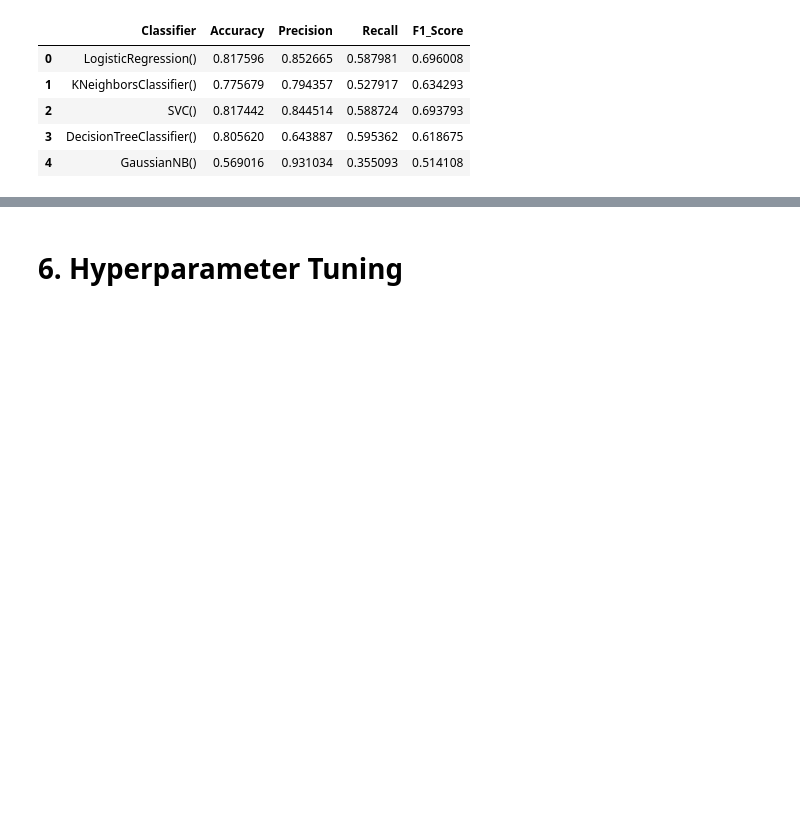
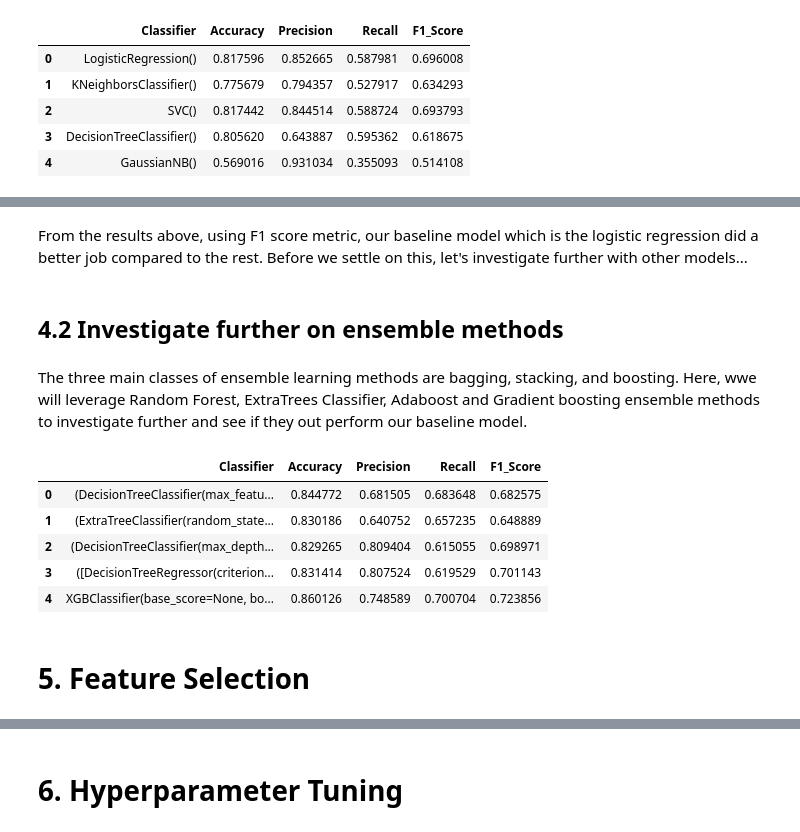
Before and after one commit to rkadey/Income-Prediction, a Jupyter notebook: ML Classification Notebook.ipynb, the cells around one changed output, grey strips where cells are left out. Cells and saved outputs as stored; diff of their text form; code cells hidden in the pictures; blank space fills up the shorter version.

```diff
--- a/ML Classification Notebook.ipynb
+++ b/ML Classification Notebook.ipynb
@@ -412,0 +359,46 @@ x = model_fi['importances_mean']
+# %% [markdown]
+From the results above, using F1 score metric, our baseline model which is the logistic regression did a better job compared to the rest. Before we settle on this, let's investigate further with other models...
+# %% [markdown]
+## 4.2 Investigate further on ensemble methods
+# %% [markdown]
+The three main classes of ensemble learning methods are bagging, stacking, and boosting. Here, wwe will leverage Random Forest, ExtraTrees Classifier, Adaboost and Gradient boosting ensemble methods to investigate further and see if they out perform our baseline model.
+# %%
+classifiers_ensemble = [
+     RandomForestClassifier(),
+     ExtraTreesClassifier(),
+     AdaBoostClassifier(),
+     GradientBoostingClassifier(),
+     xgb.XGBClassifier()
+]
+
+df_results1 = pd.DataFrame(columns=
+    ['Classifier', 'Accuracy','Precision', 'Recall', 'F1_Score'])
+
+
+for classifier in classifiers_ensemble:
+    pipe = Pipeline(steps=[
+        ('preprocessor', features_preprocessor),
+        ('sampling', smt),
+        ('classifier', classifier)])
+    pipe.fit(X_train, y_train)
+    y_pred = pipe.predict(X_eval)
+
+    # append the result to the dataframe
+    df_results1 = df_results1.append(pd.Series({
+        'Classifier' : classifier,
+        'Accuracy' : accuracy_score(y_pred, y_eval),
+        'Precision' : precision_score(y_pred, y_eval),
+        'Recall':    recall_score(y_pred, y_eval),
+        'F1_Score': f1_score(y_pred, y_eval)
+    }),ignore_index = True)
+
+df_results1
+# %% [output]
+|  | Classifier | Accuracy | Precision | Recall | F1_Score |
+| 0 | (DecisionTreeClassifier(max_featu... | 0.844772 | 0.681505 | 0.683648 | 0.682575 |
+| 1 | (ExtraTreeClassifier(random_state... | 0.830186 | 0.640752 | 0.657235 | 0.648889 |
+| 2 | (DecisionTreeClassifier(max_depth... | 0.829265 | 0.809404 | 0.615055 | 0.698971 |
+| 3 | ([DecisionTreeRegressor(criterion... | 0.831414 | 0.807524 | 0.619529 | 0.701143 |
+| 4 | XGBClassifier(base_score=None, bo... | 0.860126 | 0.748589 | 0.700704 | 0.723856 |
+# %% [markdown]
+# 5. Feature Selection
```
Also changed, not shown: parts of 49 cells of this notebook.
